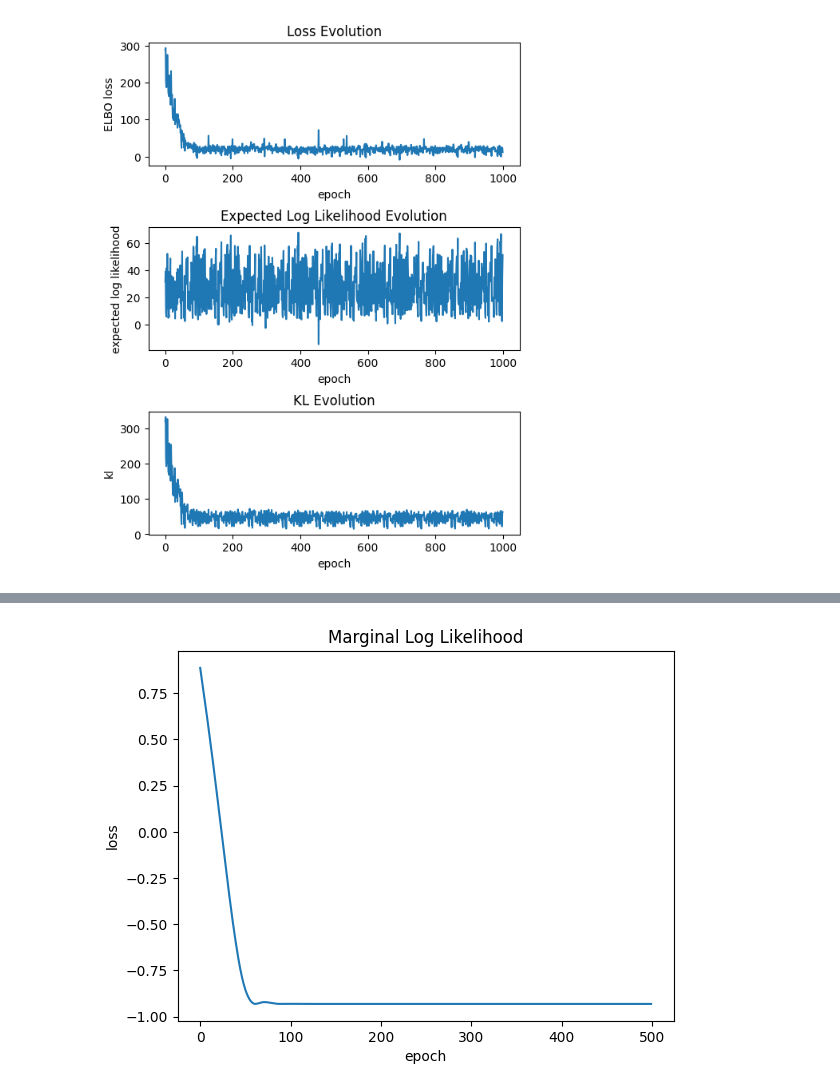
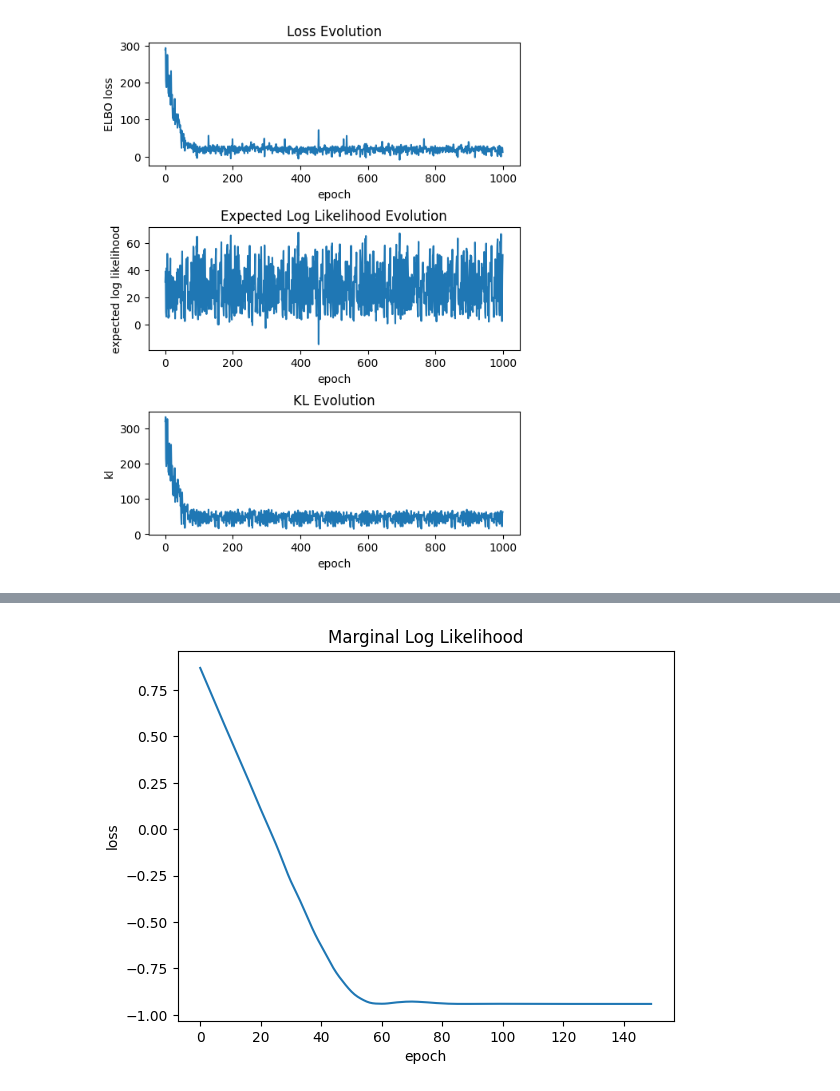
Before and after one commit to Sheev13/bnn_amort_inf, a Jupyter notebook: amort_bnn_meta_learning.ipynb, the cells around one changed output, grey strips where cells are left out. Drawn from its saved outputs; the diff is of its cells as text; code cells hidden in the pictures.

```diff
--- a/amort_bnn_meta_learning.ipynb
+++ b/amort_bnn_meta_learning.ipynb
@@ -90,7 +90,7 @@ test_task = gpdg.generate_task(range=[-2.0, 2.0])
 prediction_samps = amort_bnn_model(test_task['x_context'].unsqueeze(1), test_task['y_context'].unsqueeze(1), x_test=xs, num_samples=100)[1].squeeze(-1).T
 # %%
 dataset_size = len(test_task['x_context'])
-num_induce = dataset_size // 2
+num_induce = dataset_size #// 2
 rand_perm = torch.randperm(dataset_size)[:num_induce]
 inducing_points = test_task['x_context'][rand_perm].unsqueeze(1)
 
@@ -109,7 +109,7 @@ loss_evo = []
 ll_evo = []
 kl_evo = []
 
-epoch_iter = tqdm.tqdm(range(1000), "Epoch")
+epoch_iter = tqdm.tqdm(range(500), "Epoch")
 for epoch in epoch_iter:  # epochs
     opt.zero_grad()
 
@@ -154,29 +154,29 @@ gip_prediction_samps = gip_model(xs, num_samples=100)[0].squeeze(-1).T
 # %%
 likelihood = gpytorch.likelihoods.GaussianLikelihood()
 gp_model = gp.GPModel(test_task['x_context'], test_task['y_context'], likelihood)
 
 gp_model.train()
 likelihood.train()
 opt = torch.optim.Adam(gp_model.parameters(), lr=1e-1)
 mll = gpytorch.mlls.ExactMarginalLogLikelihood(likelihood, gp_model)
 mll_evo = []
 
-epoch_iter = tqdm.tqdm(range(500), "Epoch")
+epoch_iter = tqdm.tqdm(range(150), "Epoch")
 for epoch in epoch_iter:
     opt.zero_grad()
     output = gp_model(test_task['x_context'])
     loss = -mll(output, test_task['y_context'])
     mll_evo.append(loss.item())
     loss.backward()
     opt.step()
     epoch_iter.set_postfix({"loss": loss})
 
 plt.plot(mll_evo)
 plt.ylabel("loss")
 plt.xlabel("epoch")
 plt.title("Marginal Log Likelihood")
 plt.show()
 # %% [output]
-[figure, old version]
+[figure, new version]
 # %%
 gp_model.eval()
```
Also changed, not shown: parts of 3 cells of this notebook.
